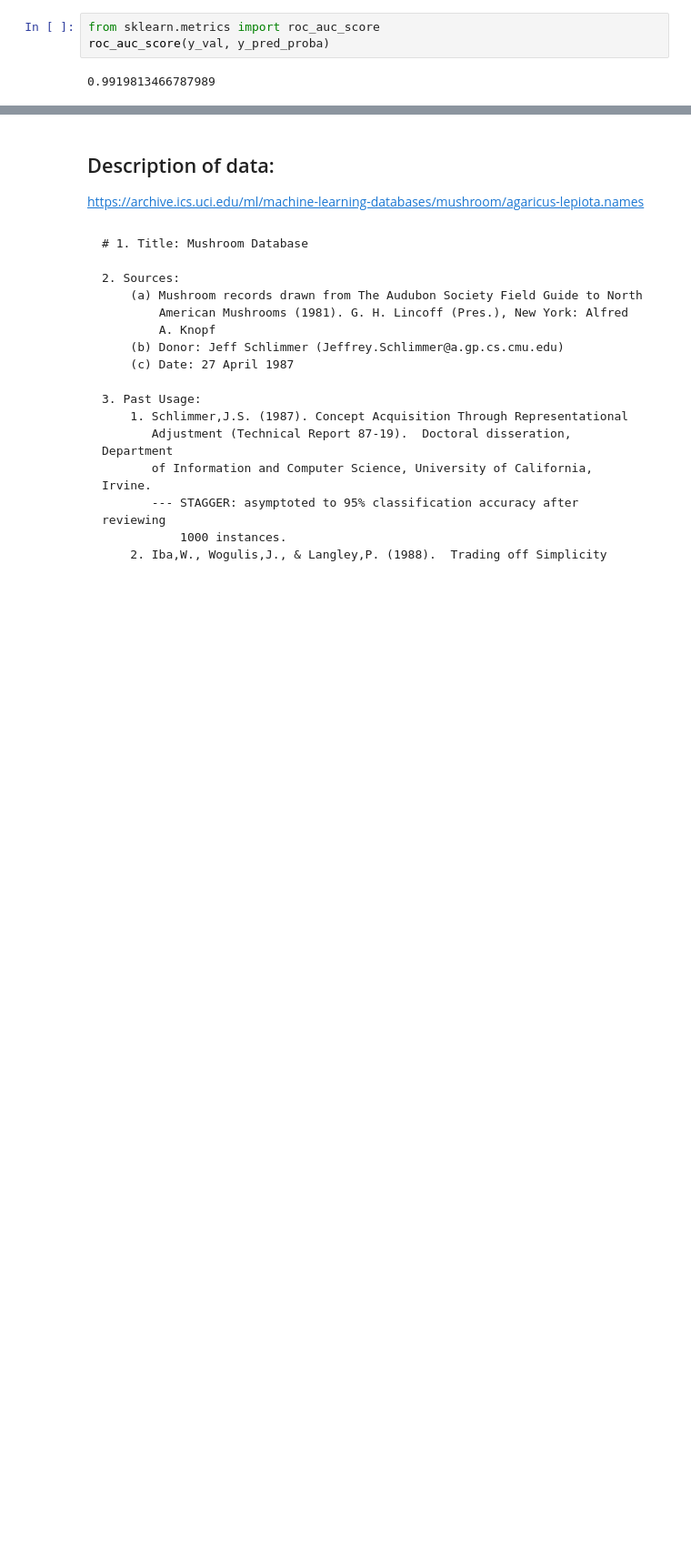
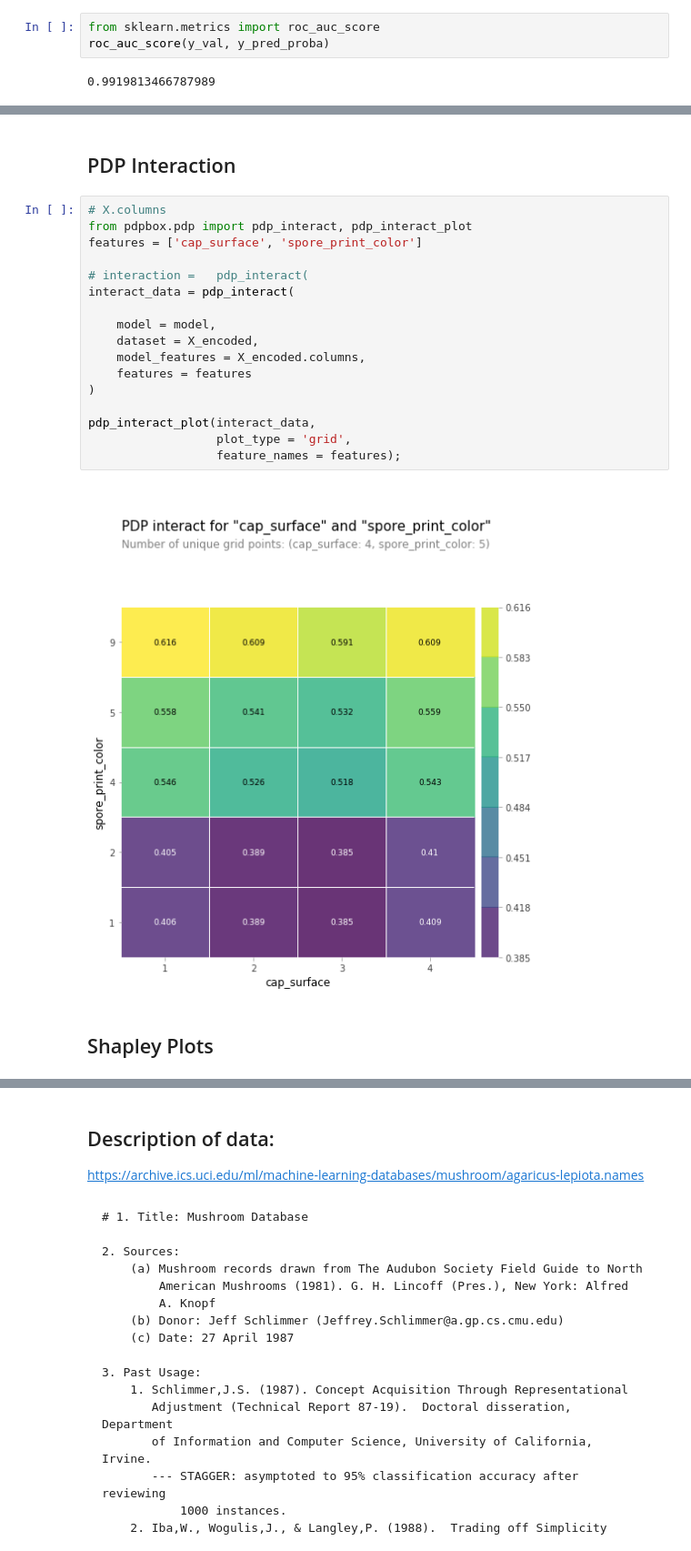
Before and after one commit to gptix/DS-Unit-2-Applied-Modeling, a Jupyter notebook: module4/ASSIGNMENT_Jud_Taylor_LS_DS_234_assignment.ipynb, the cells around one changed output, grey strips where cells are left out. Shown at 91% size. Saved outputs shown, nothing was run; the diff lists cells and outputs as text; blank space fills up the shorter version.

```diff
--- a/module4/ASSIGNMENT_Jud_Taylor_LS_DS_234_assignment.ipynb
+++ b/module4/ASSIGNMENT_Jud_Taylor_LS_DS_234_assignment.ipynb
@@ -384,0 +398,23 @@ isolated = pdp_isolate(
+# %% [markdown]
+## PDP Interaction
+# %%
+# X.columns
+from pdpbox.pdp import pdp_interact, pdp_interact_plot
+features = ['cap_surface', 'spore_print_color']
+
+# interaction =   pdp_interact(
+interact_data = pdp_interact(
+
+    model = model,
+    dataset = X_encoded,
+    model_features = X_encoded.columns,
+    features = features
+)
+
+pdp_interact_plot(interact_data,
+                  plot_type = 'grid',
+                  feature_names = features);
+# %% [output]
+[figure, added]
+# %% [markdown]
+## Shapley Plots
```
Also changed, not shown: parts of 10 cells of this notebook.
